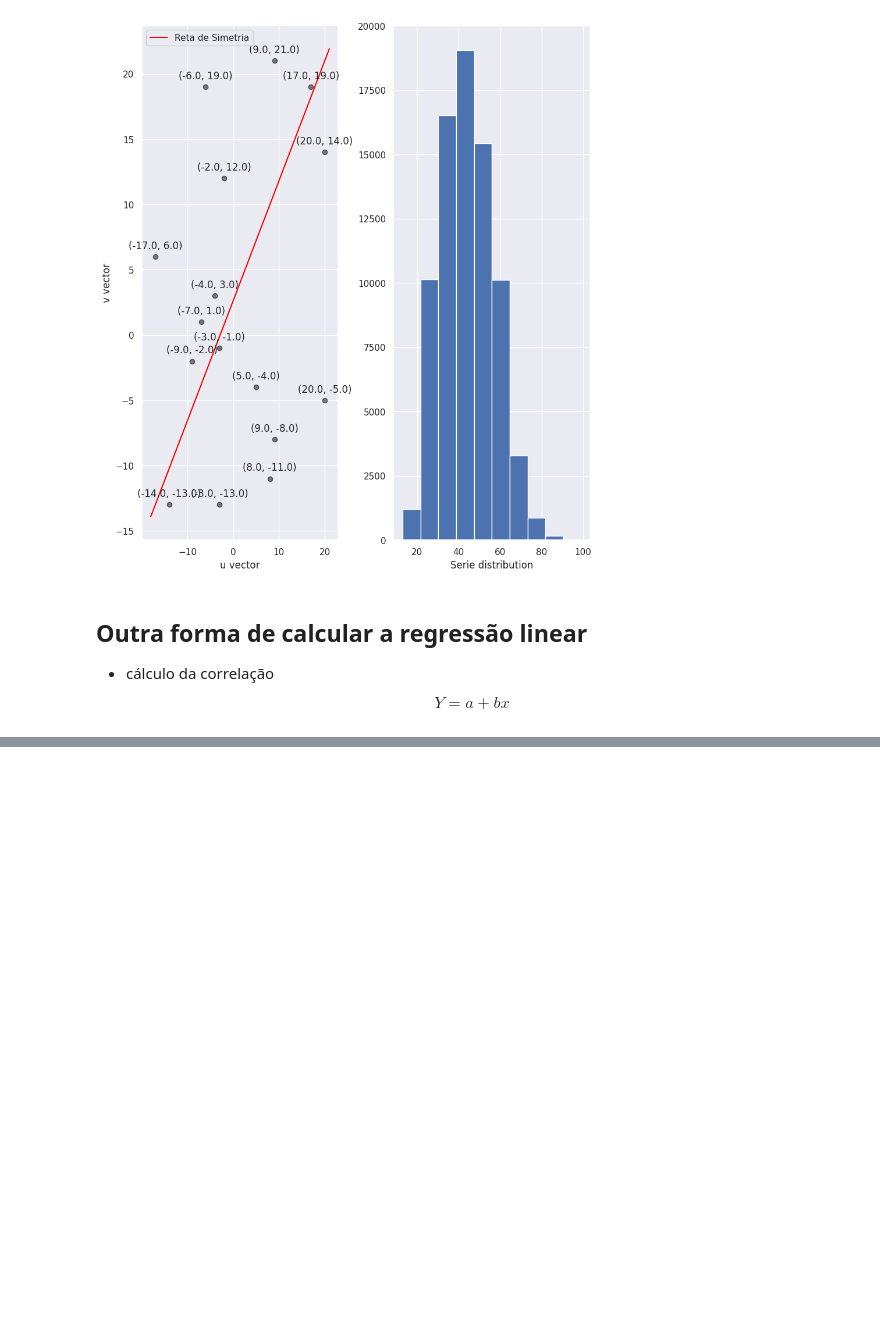
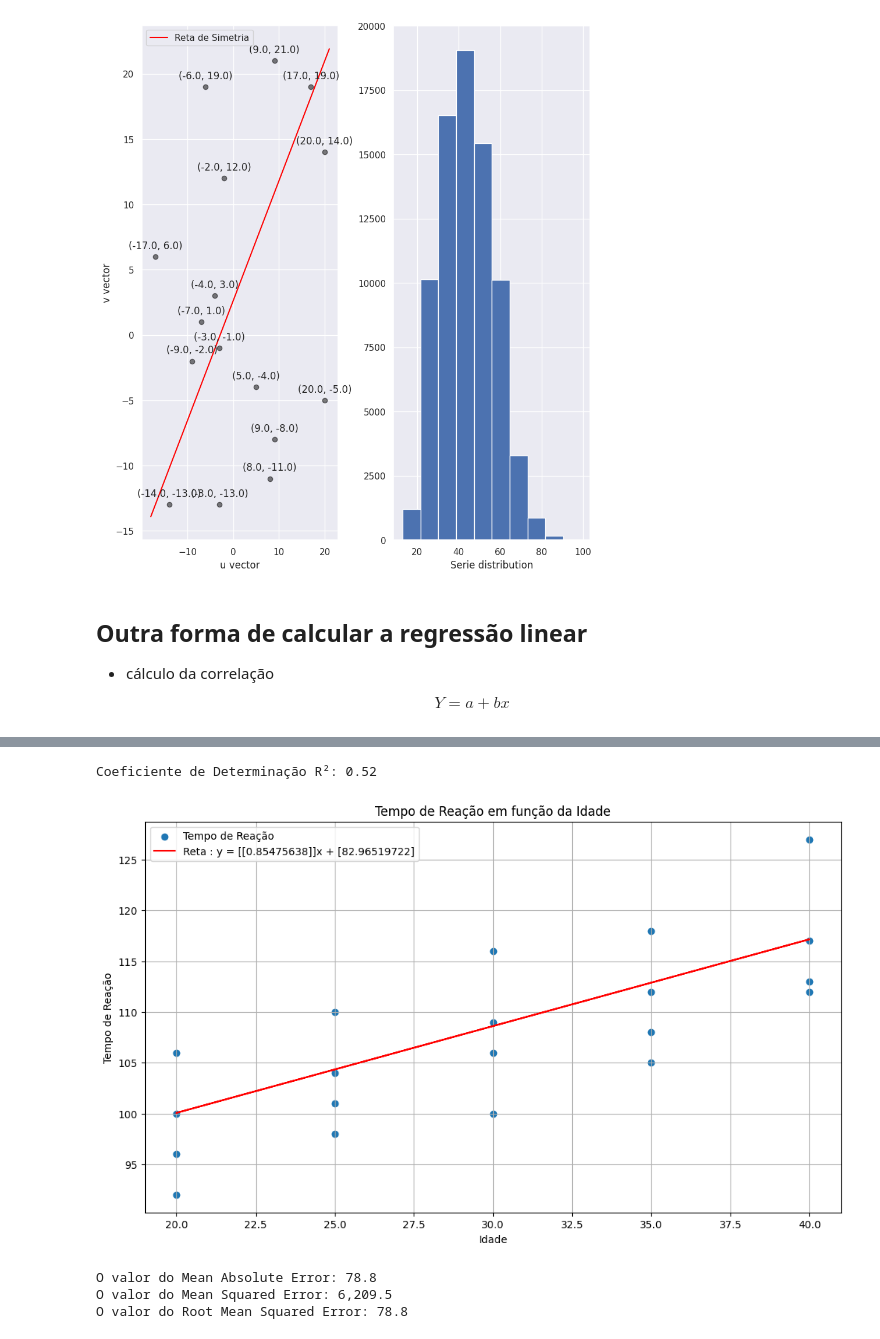
Before and after one commit to cantaruttim/Rotinas, a Jupyter notebook: estudos.ipynb, the cells around one changed output, grey strips where cells are left out. Cells and saved outputs as stored; diff of their text form; code cells hidden in the pictures; blank space fills up the shorter version.

```diff
--- a/estudos.ipynb
+++ b/estudos.ipynb
@@ -284,0 +207,55 @@ plt.scatter(df['X'].values, df['Y'].values)
+# %%
+## vamos criar agora uma regressão que expresse ou se ajuste bem aos dados
+
+from sklearn.linear_model import LinearRegression
+from sklearn.model_selection import train_test_split
+from sklearn.metrics import mean_absolute_error, mean_squared_error
+from scipy.stats import pearsonr
+
+X = df.iloc[:, -1].values
+y = df.iloc[:, 0].values
+
+X_train, X_test, y_train, y_test = train_test_split(X, y, test_size=0.20, random_state=42)
+
+X_train = X_train.reshape(-1, 1)
+X_test = X_test.reshape(-1, 1)
+y_train = y_train.reshape(-1, 1)
+y_test = y_test.reshape(-1, 1)
+
+reg = LinearRegression().fit(X_train, y_train)
+pred = reg.predict(X_test)
+# %%
+print(f"Coeficiente de Determinação R²: {reg.score(X_test, y_test):.2f} \n")
+
+
+f, ax = plt.subplots(figsize=(10, 6), layout='constrained')
+
+ax.scatter(X, y, label = 'Tempo de Reação')
+ax.plot(X_test, pred, color = "red", label = f"Reta : y = {reg.coef_}x + {reg.intercept_}")
+
+
+ax.set_xlabel('Idade')
+ax.set_ylabel('Tempo de Reação')
+ax.set_title("Tempo de Reação em função da Idade")
+
+ax.legend()
+ax.grid(True)
+plt.show();
+
+print("\n")
+
+#### ERRO ####
+
+MAE = mean_absolute_error(X_test, pred)
+MSE = mean_squared_error(X_test, pred)
+RMSE = mean_squared_error(X_test, pred, squared = False)
+
+print(f"O valor do Mean Absolute Error: {MAE:,.1f}")
+print(f"O valor do Mean Squared Error: {MSE:,.1f}")
+print(f"O valor do Root Mean Squared Error: {RMSE:,.1f}")
+# %% [output]
+Coeficiente de Determinação R²: 0.52
+[figure, added]
+O valor do Mean Absolute Error: 78.8
+O valor do Mean Squared Error: 6,209.5
+O valor do Root Mean Squared Error: 78.8
```
Also changed, not shown: parts of 32 cells of this notebook.
